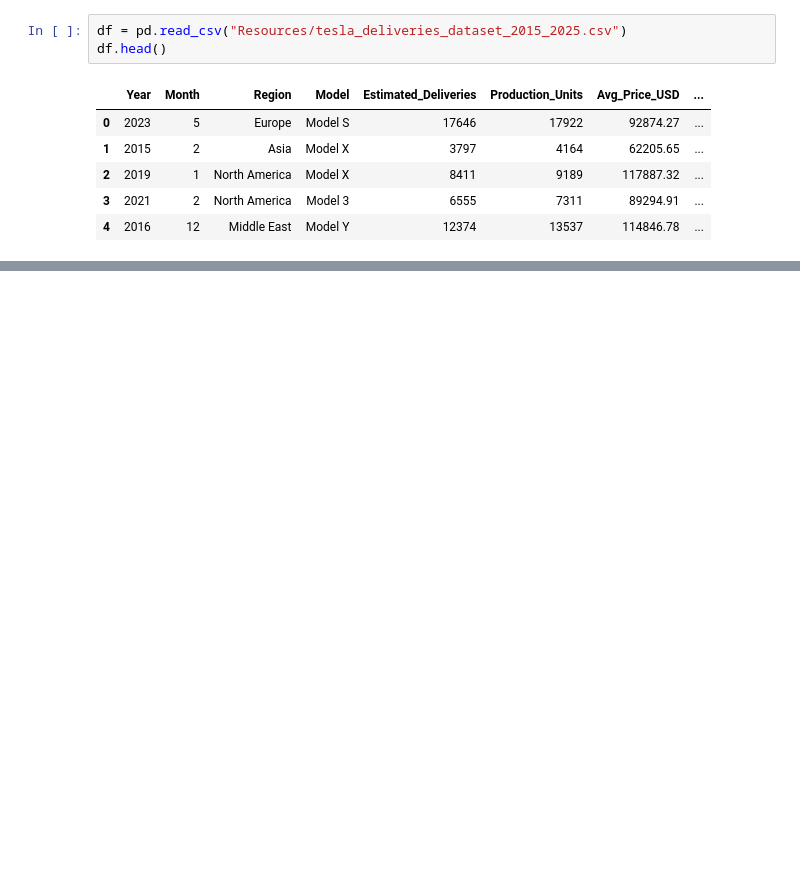
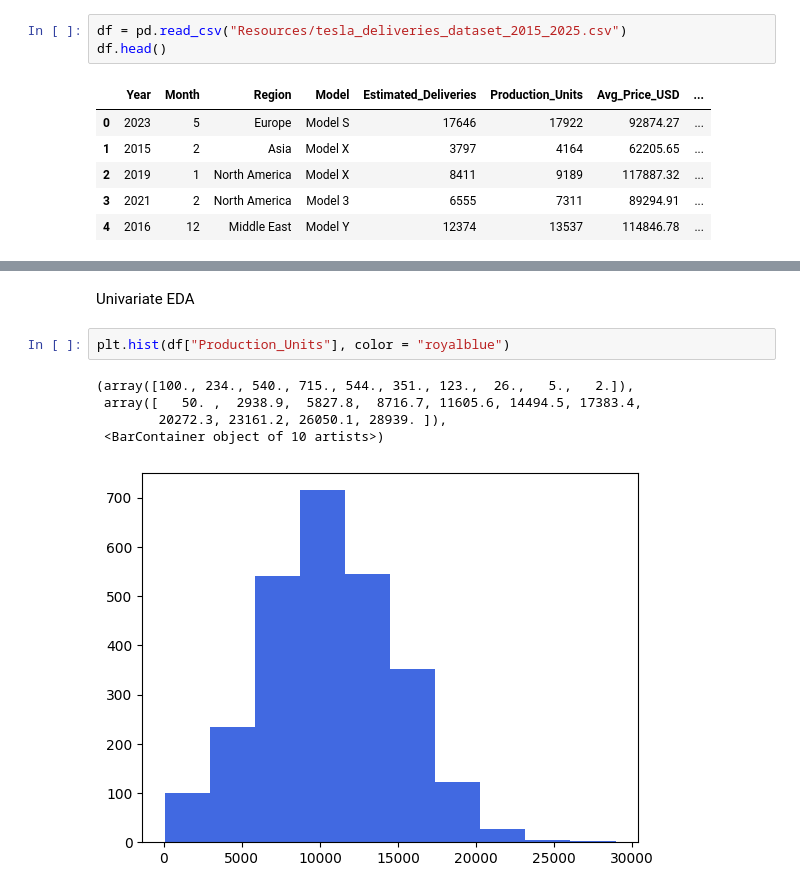
Before and after one commit to divyansharrma10/CEI_Assignments_Divyansh_Sharma_PIET, a Jupyter notebook: week2_Divyansh_Sharma_PIET.ipynb, the cells around one changed output, grey strips where cells are left out. Cells and saved outputs as stored; diff of their text form; blank space fills up the shorter version.

```diff
--- a/week2_Divyansh_Sharma_PIET.ipynb
+++ b/week2_Divyansh_Sharma_PIET.ipynb
@@ -50,0 +156,10 @@ dtype: int64
+# %% [markdown]
+Univariate EDA
+# %%
+plt.hist(df["Production_Units"], color = "royalblue")
+# %% [output]
+(array([100., 234., 540., 715., 544., 351., 123.,  26.,   5.,   2.]),
+ array([   50. ,  2938.9,  5827.8,  8716.7, 11605.6, 14494.5, 17383.4,
+        20272.3, 23161.2, 26050.1, 28939. ]),
+ <BarContainer object of 10 artists>)
+[figure, added]
```
Also changed, not shown: parts of 66 cells of this notebook.
